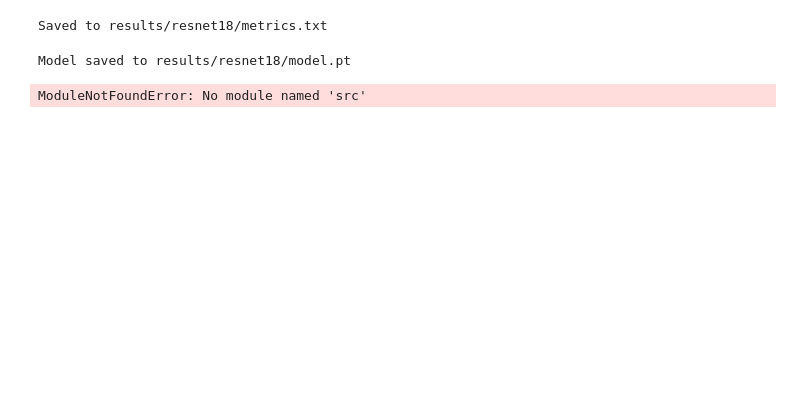
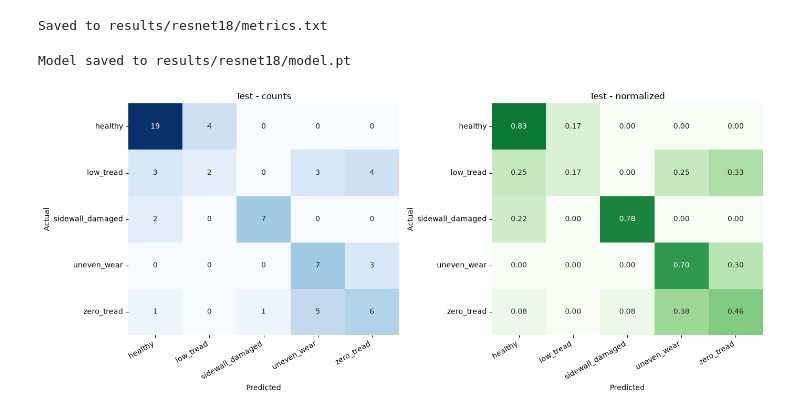
Before and after one commit to ArhanTibro/tire-health-cv, a Jupyter notebook: notebooks/06_resnet18_transfer.ipynb, the cells around one changed output. Saved outputs shown, nothing was run; the diff lists cells and outputs as text; code cells hidden in the pictures; blank space fills up the shorter version.

```diff
--- a/notebooks/06_resnet18_transfer.ipynb
+++ b/notebooks/06_resnet18_transfer.ipynb
@@ -379,48 +377,15 @@ torch.save(model.state_dict(), "../results/resnet18/model.pt")
 print("Model saved to results/resnet18/model.pt")
 # %% [output]
 Model saved to results/resnet18/model.pt
-# %%
-
-
-def plot_confusion_matrix(
-    true_labels,
-    predicted_labels,
-    class_names,
-    title="Confusion matrix",
-    ax=None,
-    normalize=False,
-    cmap="Blues",
-):
-    """
-    Plot a confusion matrix with matplotlib/seaborn.
-    normalize=True shows row-normalized values (per-class recall).
-    """
-    cm = confusion_matrix(true_labels, predicted_labels)
-
-    fmt = "d"
-    if normalize:
-        cm = cm.astype("float") / cm.sum(axis=1, keepdims=True)
-        fmt = ".2f"
-
-    show_fig = ax is None
-    if show_fig:
-        fig, ax = plt.subplots(figsize=(7, 6))
-
-    sns.heatmap(
-        cm, annot=True, fmt=fmt, cmap=cmap,
-        xticklabels=class_names, yticklabels=class_names,
-        ax=ax, cbar=False,
-        vmin=0 if normalize else None,
-        vmax=1 if normalize else None,
-    )
-    ax.set_xlabel("Predicted")
-    ax.set_ylabel("Actual")
-    ax.set_title(title)
-    plt.setp(ax.get_xticklabels(), rotation=30, ha="right")
-    plt.setp(ax.get_yticklabels(), rotation=0)
-
-    if show_fig:
-        plt.tight_layout()
-        plt.show()
-# %% [output]
-ModuleNotFoundError: No module named 'src'
+# %%
+fig, axes = plt.subplots(1, 2, figsize=(14, 6))
+
+plot_confusion_matrix(test_true_labels, test_predicted_labels, class_names,
+                      title="Test - counts", ax=axes[0], normalize=False, cmap="Blues")
+plot_confusion_matrix(test_true_labels, test_predicted_labels, class_names,
+                      title="Test - normalized", ax=axes[1], normalize=True, cmap="Greens")
+
+plt.tight_layout()
+plt.show()
+# %% [output]
+[figure, added]
```
Also changed, not shown: parts of 7 cells of this notebook, 1 other file.
